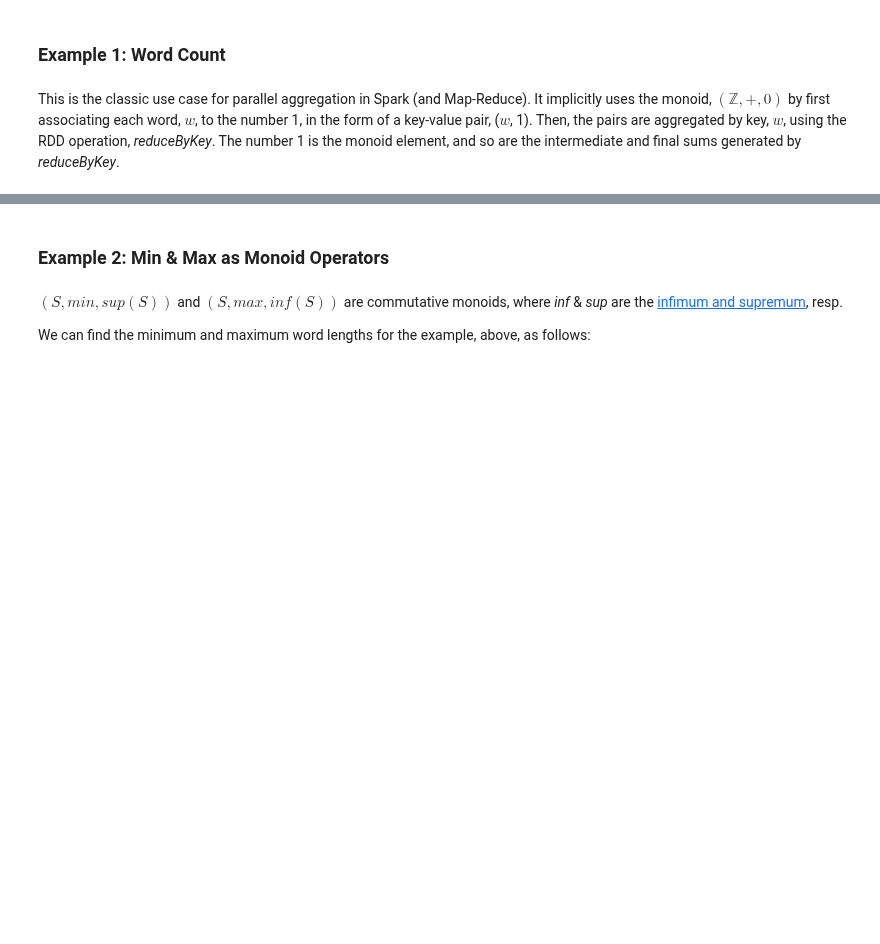
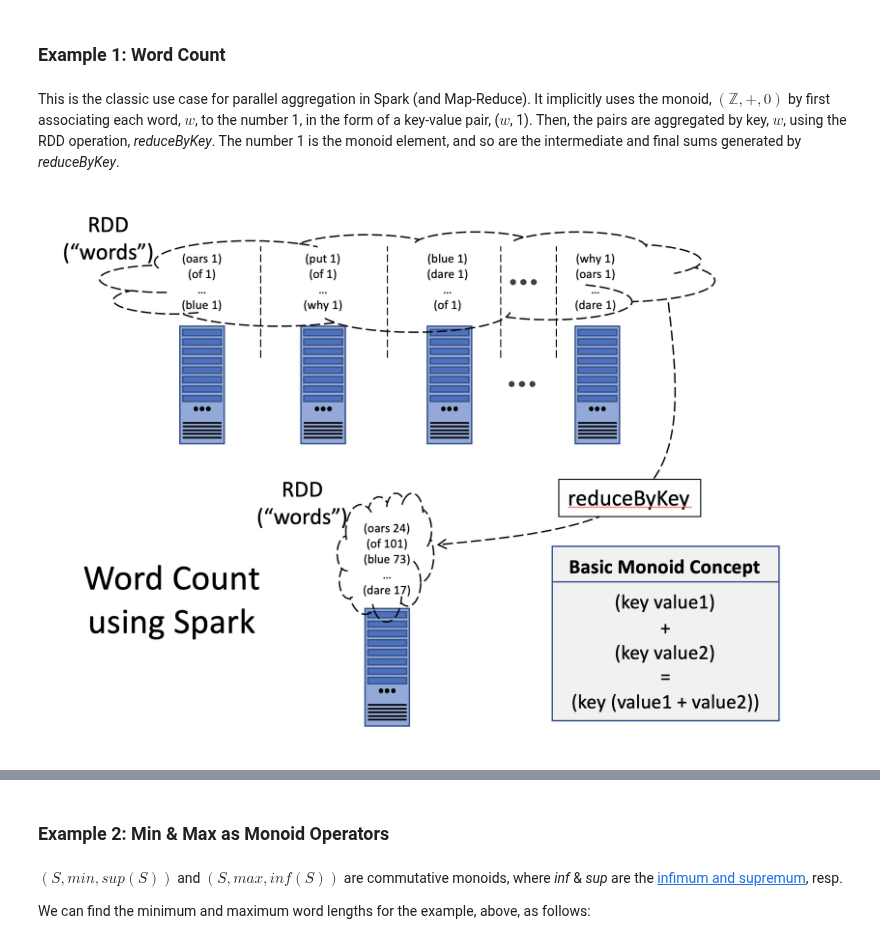
Before and after one commit to alreich/ipython-notebooks, a Jupyter notebook: Monoids_101_for_Apache_Spark.ipynb, the cells around one changed output, grey strips where cells are left out. Saved outputs shown, nothing was run; the diff lists cells and outputs as text; code cells hidden in the pictures; blank space fills up the shorter version.

Commit message:
Added word count figure

```diff
--- a/Monoids_101_for_Apache_Spark.ipynb
+++ b/Monoids_101_for_Apache_Spark.ipynb
@@ -107,6 +88,11 @@ Let $\mathbb{R}$ and $\mathbb{Z}$ denote the real numbers and integers, respecti
 ### Example 1: Word Count
 # %% [markdown]
 This is the classic use case for parallel aggregation in Spark (and Map-Reduce). It implicitly uses the monoid, $(\mathbb{Z}, +, 0)$ by first associating each word, $w$, to the number 1, in the form of a key-value pair, ($w$, 1).  Then, the pairs are aggregated by key, $w$, using the RDD operation, <i>reduceByKey</i>.  The number 1 is the monoid element, and so are the intermediate and final sums generated by <i>reduceByKey</i>.
+# %%
+from IPython.display import Image
+Image(filename = "/Users/alfredreich/Documents/Github/repo/misc_work_in_progress/word_count_in_spark.png") #, width = 600, height = 300)
+# %% [output]
+[figure, added]
 # %%
 import re  # Use regular expressions to do a tiny bit of "data cleaning"
 
```
Also changed, not shown: parts of 8 cells of this notebook, 1 other file.
